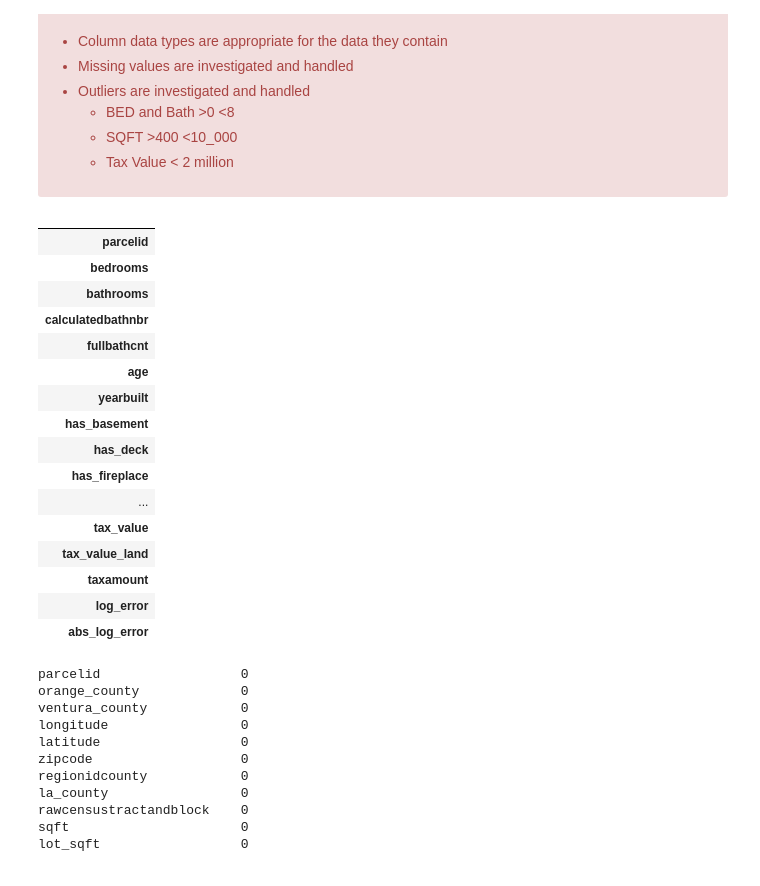
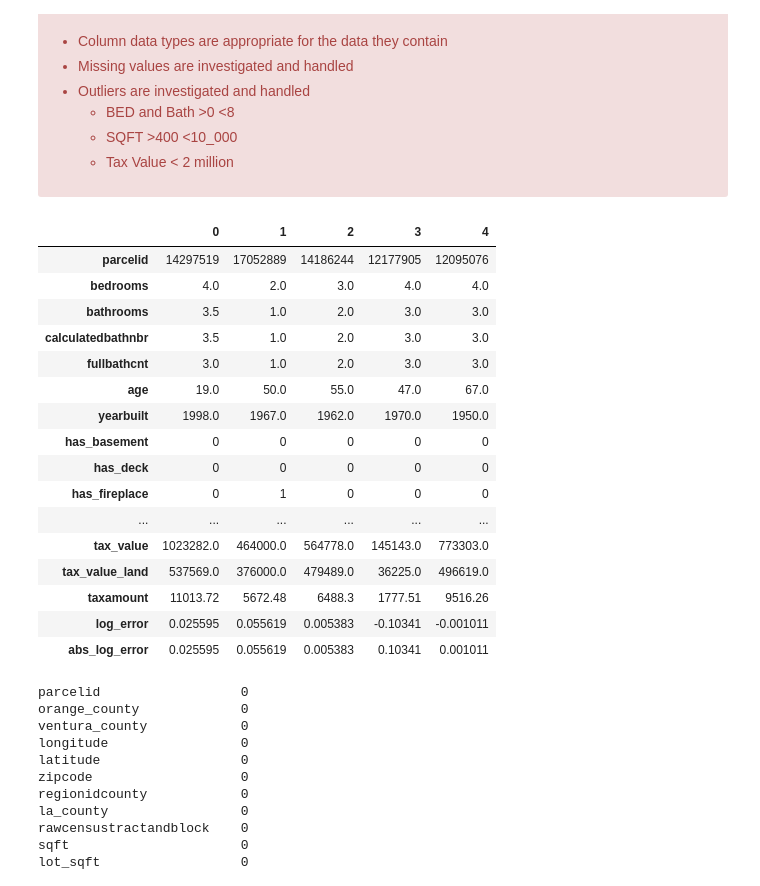
Before and after one commit to Codeup-Justin-Evans-Yvette-Ibarra/project_zillow_team, a Jupyter notebook: Justin_Draft.ipynb, the cells around one changed output. Drawn from its saved outputs; the diff is of its cells as text; code cells hidden in the pictures.

```diff
--- a/Justin_Draft.ipynb
+++ b/Justin_Draft.ipynb
@@ -192,25 +192,25 @@ df.T
 # %%
 df = w.zillow_prep(df)
 # %%
-df.head(0).T
+df.head().T
 # %% [output]
-|  |
-| parcelid |
-| bedrooms |
-| bathrooms |
-| calculatedbathnbr |
-| fullbathcnt |
-| age |
-| yearbuilt |
-| has_basement |
-| has_deck |
-| has_fireplace |
-| ... |
-| tax_value |
-| tax_value_land |
-| taxamount |
-| log_error |
-| abs_log_error |
+|  | 0 | 1 | 2 | 3 | 4 |
+| parcelid | 14297519 | 17052889 | 14186244 | 12177905 | 12095076 |
+| bedrooms | 4.0 | 2.0 | 3.0 | 4.0 | 4.0 |
+| bathrooms | 3.5 | 1.0 | 2.0 | 3.0 | 3.0 |
+| calculatedbathnbr | 3.5 | 1.0 | 2.0 | 3.0 | 3.0 |
+| fullbathcnt | 3.0 | 1.0 | 2.0 | 3.0 | 3.0 |
+| age | 19.0 | 50.0 | 55.0 | 47.0 | 67.0 |
+| yearbuilt | 1998.0 | 1967.0 | 1962.0 | 1970.0 | 1950.0 |
+| has_basement | 0 | 0 | 0 | 0 | 0 |
+| has_deck | 0 | 0 | 0 | 0 | 0 |
+| has_fireplace | 0 | 1 | 0 | 0 | 0 |
+| ... | ... | ... | ... | ... | ... |
+| tax_value | 1023282.0 | 464000.0 | 564778.0 | 145143.0 | 773303.0 |
+| tax_value_land | 537569.0 | 376000.0 | 479489.0 | 36225.0 | 496619.0 |
+| taxamount | 11013.72 | 5672.48 | 6488.3 | 1777.51 | 9516.26 |
+| log_error | 0.025595 | 0.055619 | 0.005383 | -0.10341 | -0.001011 |
+| abs_log_error | 0.025595 | 0.055619 | 0.005383 | 0.10341 | 0.001011 |
 # %%
 df.isnull().sum().sort_values()
 # %% [output]
```
Also changed, not shown: parts of 110 cells of this notebook.
